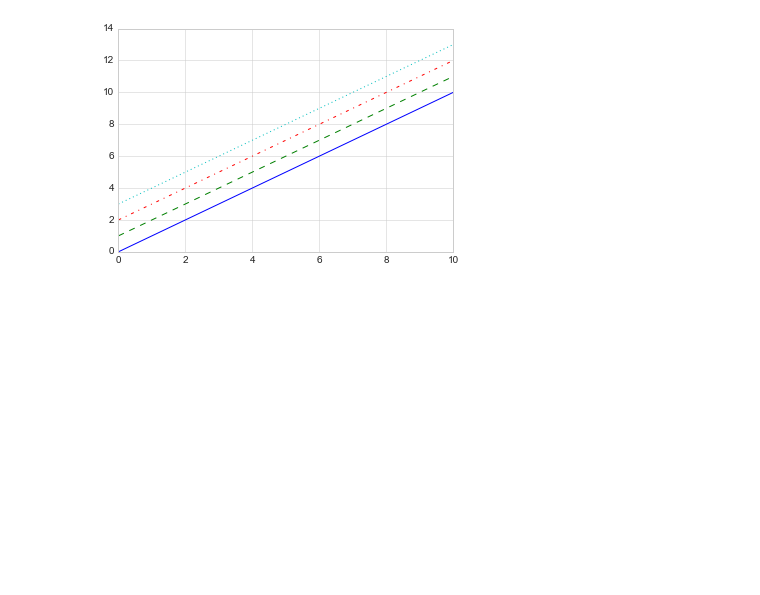
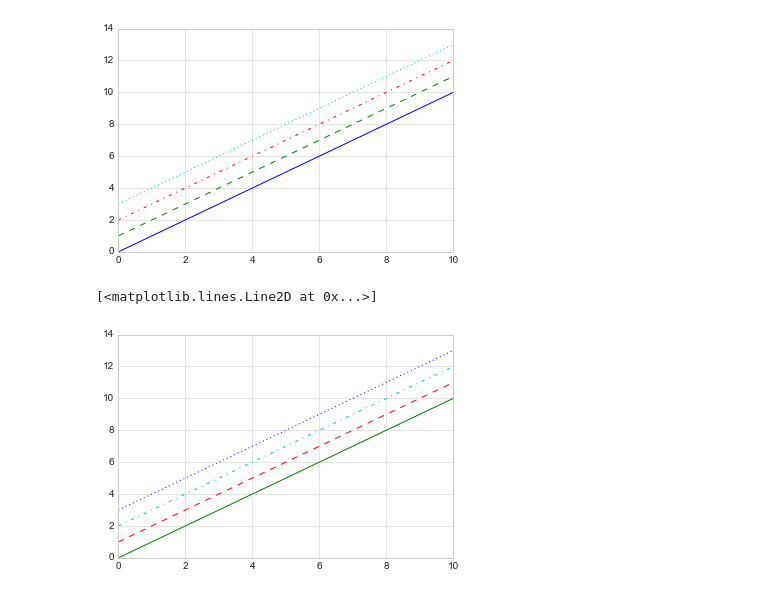
Before and after one commit to SpIIIII/jupyter-repo, a Jupyter notebook: Python Data Science Cookbook/Main.ipynb, the cells around one changed output. Cells and saved outputs as stored; diff of their text form; code cells hidden in the pictures; blank space fills up the shorter version.

```diff
--- a/Python Data Science Cookbook/Main.ipynb
+++ b/Python Data Science Cookbook/Main.ipynb
@@ -261,8 +261,9 @@ True
 # %% [markdown]
 # Visualization with MatPlotLib
 # %%
-plt.style.use('classic')
+plt.style.use('seaborn-whitegrid')
 x=np.linspace(0,10,100)
+y = np.sin(x)
 %matplotlib inline
 # %%
 
@@ -383,3 +384,11 @@ plt.plot(x,x + 3,linestyle = 'dotted')
 # %% [output]
 [<matplotlib.lines.Line2D at 0x...>]
 [figure]
+# %%
+plt.plot(x,x,'-g')
+plt.plot(x,x+1,'--r')
+plt.plot(x,x+2,'-.c')
+plt.plot(x,x+3,':b')
+# %% [output]
+[<matplotlib.lines.Line2D at 0x...>]
+[figure, added]
```
Also changed, not shown: parts of 12 cells of this notebook, 1 other file.
